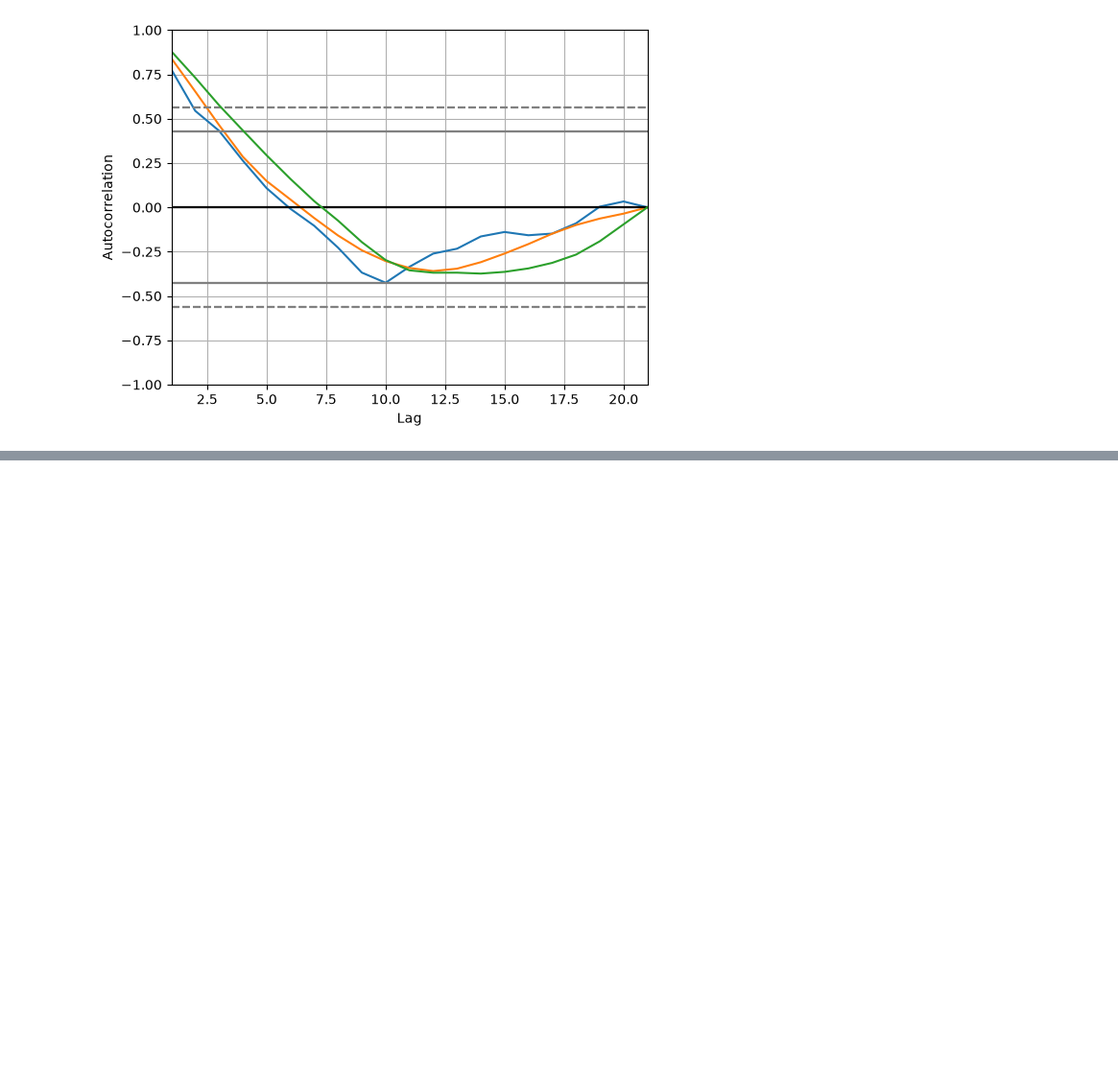
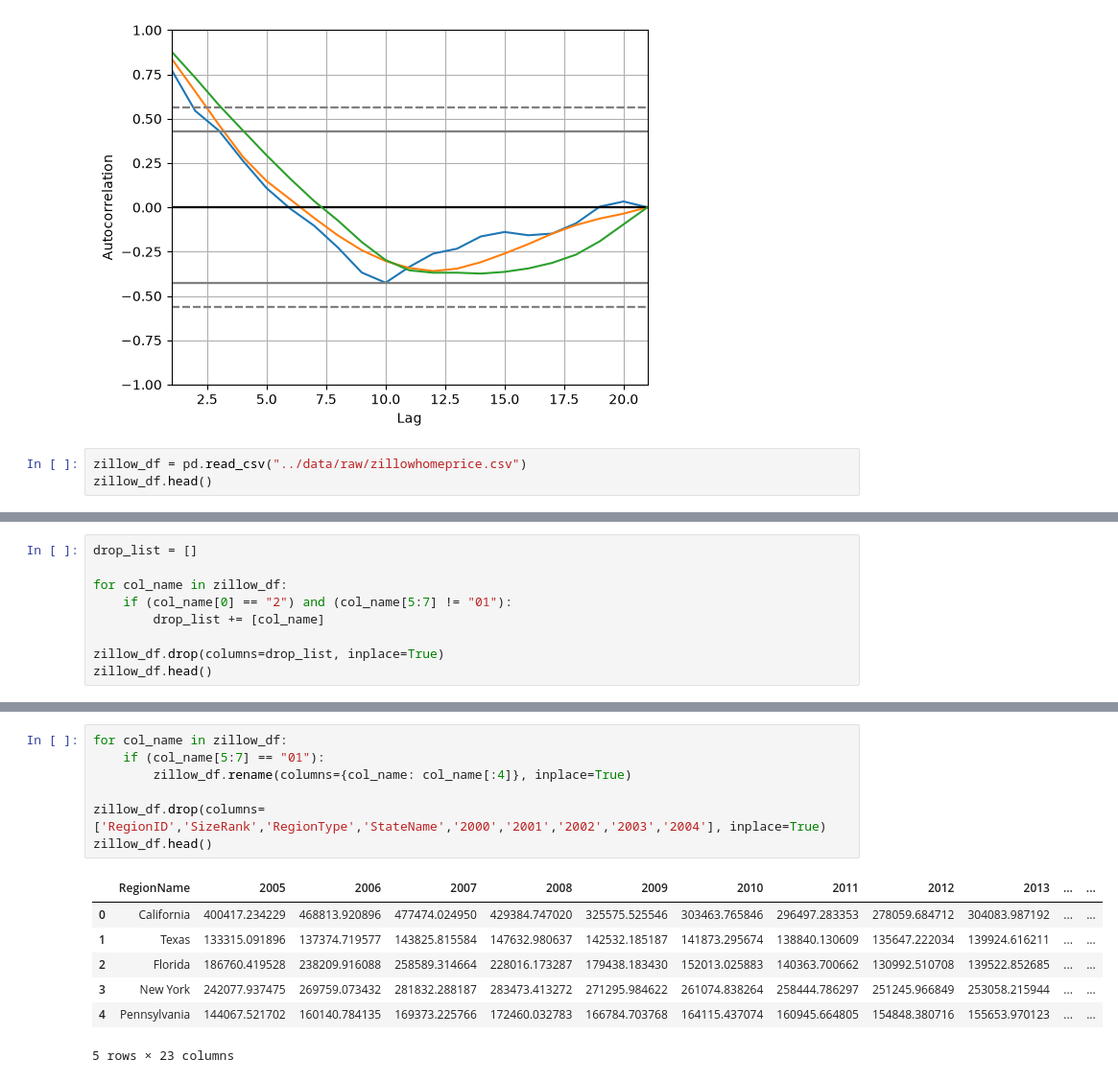
Before and after one commit to coltranebu/cs506-final-project, a Jupyter notebook: notebooks/more_eda.ipynb, the cells around one changed output, grey strips where cells are left out. Shown at 96% size. Cells and saved outputs as stored; diff of their text form; blank space fills up the shorter version.

```diff
--- a/notebooks/more_eda.ipynb
+++ b/notebooks/more_eda.ipynb
@@ -59,3 +59,6 @@ pd.plotting.autocorrelation_plot(minwage_df["Massachusetts"])
 # %% [output]
 <Axes: xlabel='Lag', ylabel='Autocorrelation'>
 [figure]
+# %%
+zillow_df = pd.read_csv("../data/raw/zillowhomeprice.csv")
+zillow_df.head()
@@ -61,0 +75,9 @@ pd.plotting.autocorrelation_plot(minwage_df["Massachusetts"])
+# %%
+drop_list = []
+
+for col_name in zillow_df:
+    if (col_name[0] == "2") and (col_name[5:7] != "01"):
+        drop_list += [col_name]
+
+zillow_df.drop(columns=drop_list, inplace=True)
+zillow_df.head()
@@ -61,0 +92,15 @@ pd.plotting.autocorrelation_plot(minwage_df["Massachusetts"])
+# %%
+for col_name in zillow_df:
+    if (col_name[5:7] == "01"):
+        zillow_df.rename(columns={col_name: col_name[:4]}, inplace=True)
+
+zillow_df.drop(columns=['RegionID','SizeRank','RegionType','StateName','2000','2001','2002','2003','2004'], inplace=True)
+zillow_df.head()
+# %% [output]
+|  | RegionName | 2005 | 2006 | 2007 | 2008 | 2009 | 2010 | 2011 | 2012 | 2013 | ... | ... |
+| 0 | California | 400417.234229 | 468813.920896 | 477474.024950 | 429384.747020 | 325575.525546 | 303463.765846 | 296497.283353 | 278059.684712 | 304083.987192 | ... | ... |
+| 1 | Texas | 133315.091896 | 137374.719577 | 143825.815584 | 147632.980637 | 142532.185187 | 141873.295674 | 138840.130609 | 135647.222034 | 139924.616211 | ... | ... |
+| 2 | Florida | 186760.419528 | 238209.916088 | 258589.314664 | 228016.173287 | 179438.183430 | 152013.025883 | 140363.700662 | 130992.510708 | 139522.852685 | ... | ... |
+| 3 | New York | 242077.937475 | 269759.073432 | 281832.288187 | 283473.413272 | 271295.984622 | 261074.838264 | 258444.786297 | 251245.966849 | 253058.215944 | ... | ... |
+| 4 | Pennsylvania | 144067.521702 | 160140.784135 | 169373.225766 | 172460.032783 | 166784.703768 | 164115.437074 | 160945.664805 | 154848.380716 | 155653.970123 | ... | ... |
+5 rows × 23 columns
```
Also changed, not shown: parts of 7 cells of this notebook, 6 other files.
